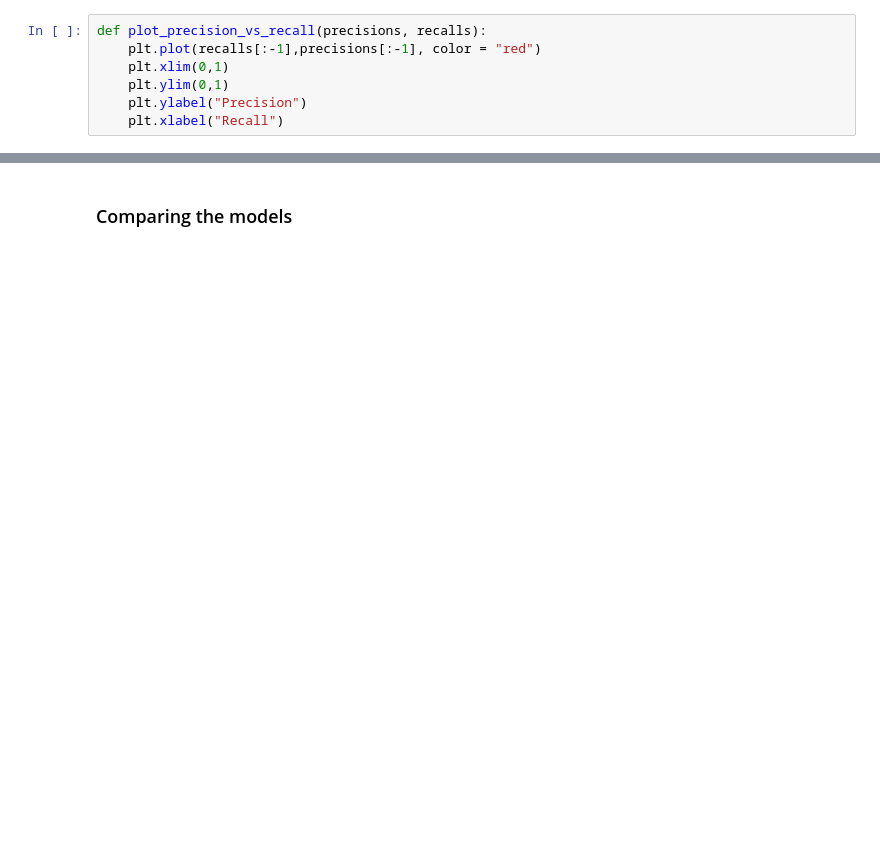
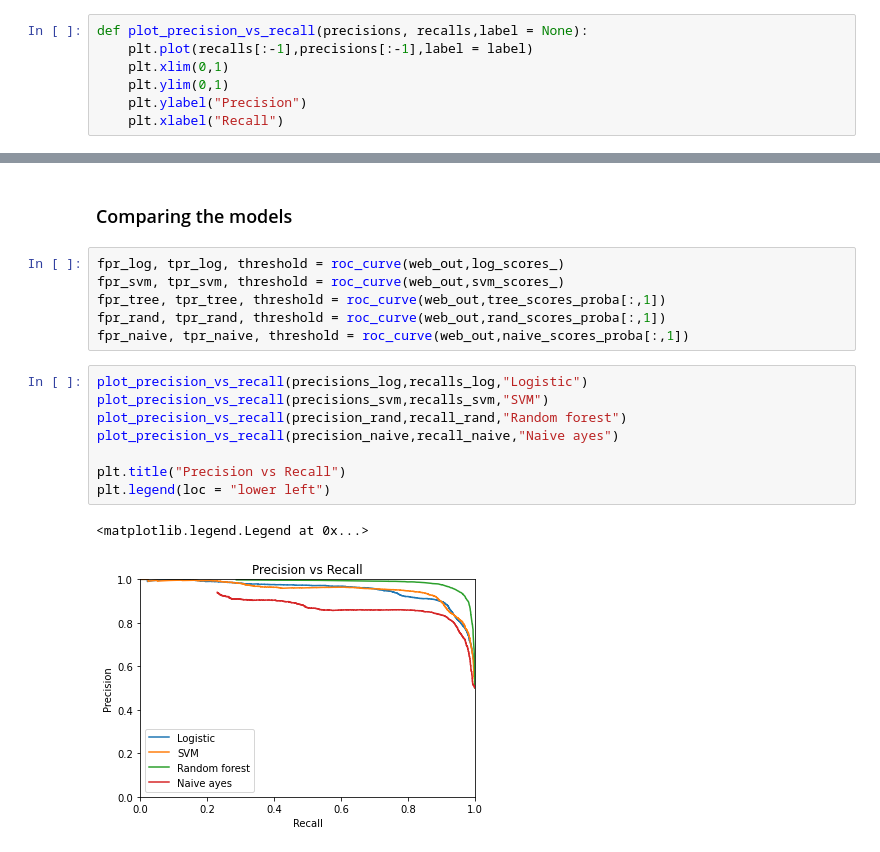
Before and after one commit to Adnan10101/Phishing-sites, a Jupyter notebook: model/model.ipynb, the cells around one changed output, grey strips where cells are left out. Drawn from its saved outputs; the diff is of its cells as text; blank space fills up the shorter version.

```diff
--- a/model/model.ipynb
+++ b/model/model.ipynb
@@ -424,8 +424,8 @@ def plot_precision_recall_vs_threshold(precisions, recalls, thresholds):
 
     plt.legend()
 # %%
-def plot_precision_vs_recall(precisions, recalls):
-    plt.plot(recalls[:-1],precisions[:-1], color = "red")
+def plot_precision_vs_recall(precisions, recalls,label = None):
+    plt.plot(recalls[:-1],precisions[:-1],label = label)
     plt.xlim(0,1)
     plt.ylim(0,1)
     plt.ylabel("Precision")
@@ -801,3 +737,20 @@ plot_roc(fpr_svm,tpr_svm)
 # %% [markdown]
 ### Comparing the models
+# %%
+fpr_log, tpr_log, threshold = roc_curve(web_out,log_scores_)
+fpr_svm, tpr_svm, threshold = roc_curve(web_out,svm_scores_)
+fpr_tree, tpr_tree, threshold = roc_curve(web_out,tree_scores_proba[:,1])
+fpr_rand, tpr_rand, threshold = roc_curve(web_out,rand_scores_proba[:,1])
+fpr_naive, tpr_naive, threshold = roc_curve(web_out,naive_scores_proba[:,1])
+# %%
+plot_precision_vs_recall(precisions_log,recalls_log,"Logistic")
+plot_precision_vs_recall(precisions_svm,recalls_svm,"SVM")
+plot_precision_vs_recall(precision_rand,recall_rand,"Random forest")
+plot_precision_vs_recall(precision_naive,recall_naive,"Naive ayes")
+
+plt.title("Precision vs Recall")
+plt.legend(loc = "lower left")
+# %% [output]
+<matplotlib.legend.Legend at 0x...>
+[figure, added]
 # %%
```
Also changed, not shown: parts of 21 cells of this notebook.
